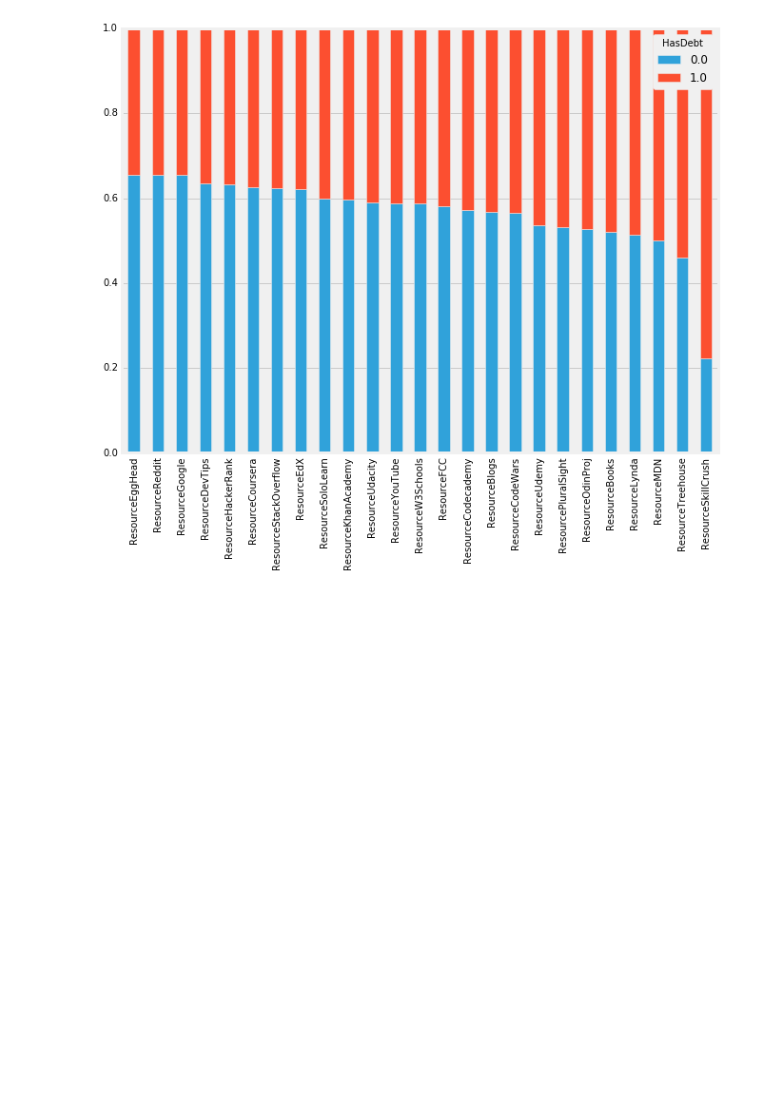
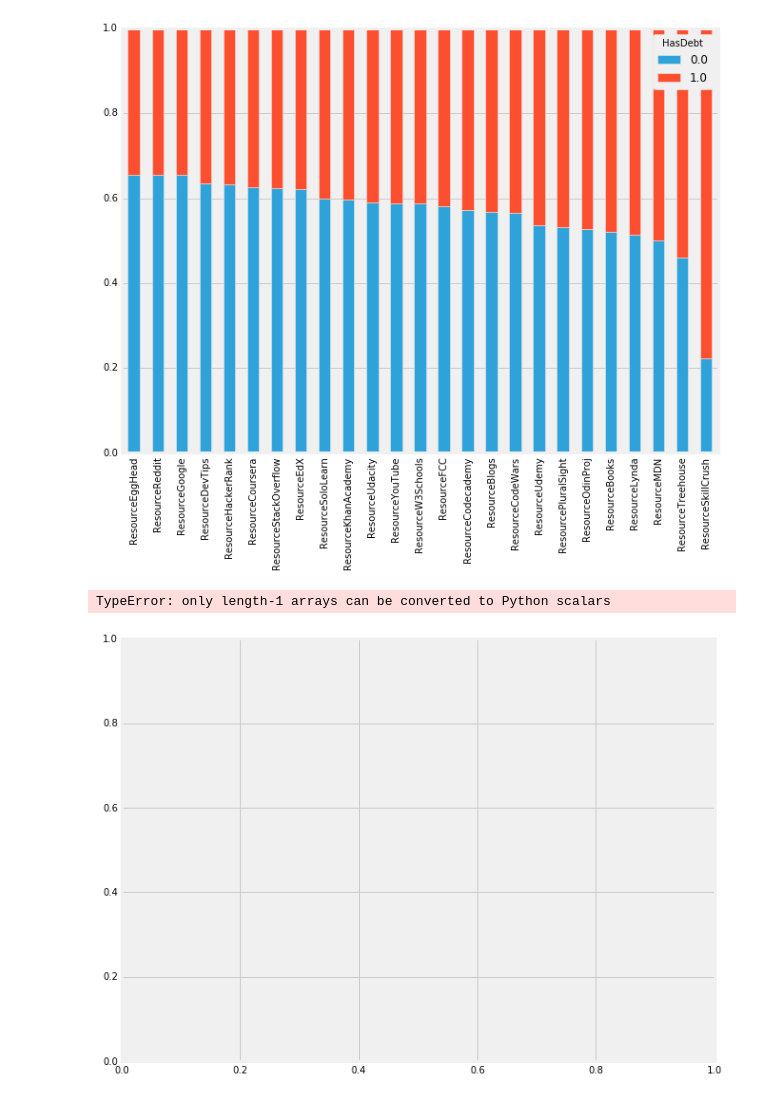
Before and after one commit to Deborah-Digges/inferential-stats, a Jupyter notebook: 2016-new-coder-survey/2016-FCC-New-Coders-Survey.ipynb, the cells around one changed output. Saved outputs shown, nothing was run; the diff lists cells and outputs as text; code cells hidden in the pictures; blank space fills up the shorter version.

```diff
--- a/2016-new-coder-survey/2016-FCC-New-Coders-Survey.ipynb
+++ b/2016-new-coder-survey/2016-FCC-New-Coders-Survey.ipynb
@@ -209,3 +210,21 @@ values.plot.bar(stacked=True)
 # %% [output]
 <matplotlib.axes._subplots.AxesSubplot at 0x...>
 [figure]
+# %%
+
+df['AgeCat'] = pd.cut(df.Age, 5)
+df['AgeCat'] = df.AgeCat.astype('category')
+# %%
+values = df[['ResourceBlogs', 'ResourceBooks', 'ResourceCodeWars', 'ResourceCodecademy','ResourceCoursera',
+'ResourceDevTips', 'ResourceEdX', 'ResourceEggHead', 'ResourceFCC', 'ResourceGoogle', 'ResourceHackerRank','ResourceKhanAcademy',
+'ResourceLynda', 'ResourceMDN', 'ResourceOdinProj', 'ResourceOther', 'ResourcePluralSight',
+'ResourceReddit', 'ResourceSkillCrush', 'ResourceSoloLearn', 'ResourceStackOverflow', 'ResourceTreehouse',
+'ResourceUdacity', 'ResourceUdemy', 'ResourceW3Schools','ResourceYouTube', 'AgeCat']].groupby('AgeCat')
+
+values = values.sum().fillna(0)
+values = values.apply(lambda x: x/sum(x))
+values = values.unstack().unstack()
+values.plot.bar(stacked=True)
+# %% [output]
+TypeError: only length-1 arrays can be converted to Python scalars
+[figure, added]
```
Also changed, not shown: parts of 1 cell of this notebook, 2 other files.
